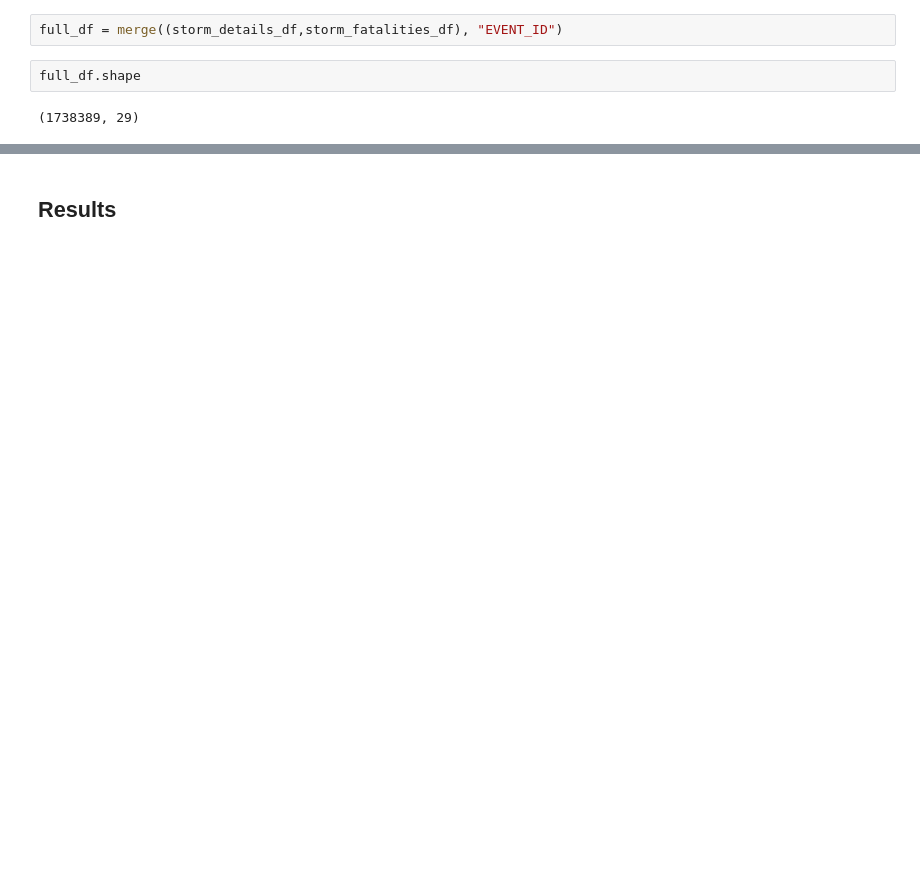
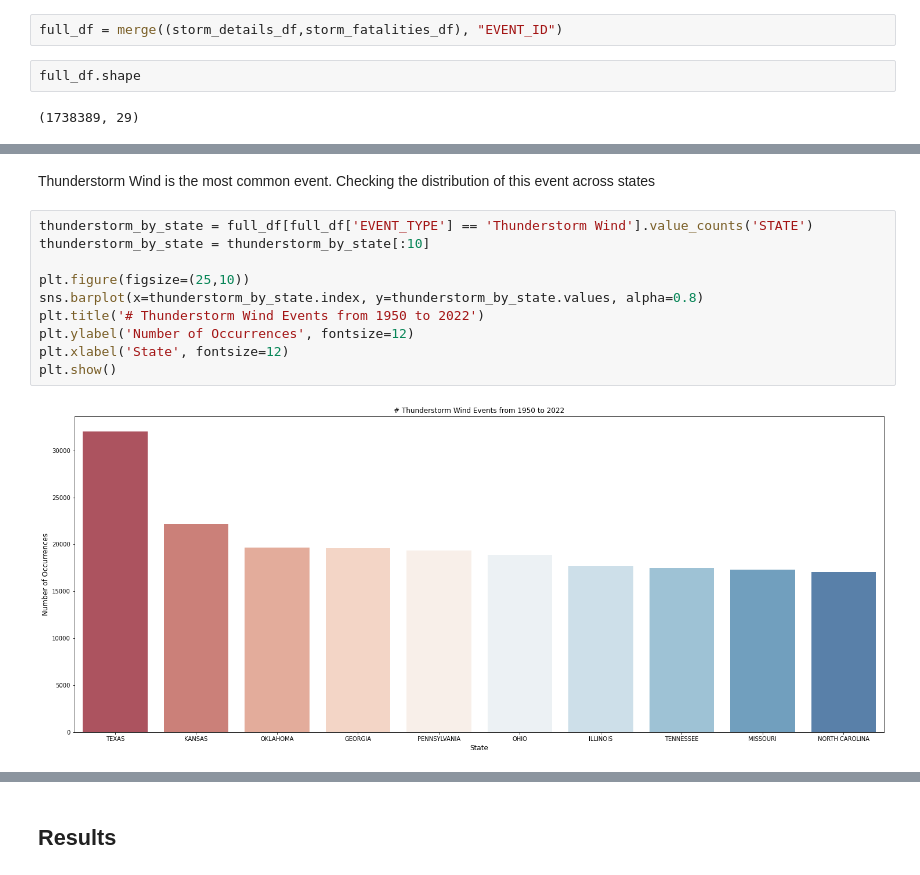
Before and after one commit to thiago-preira/UCDPA_ThiagoPereira, a Jupyter notebook: main.ipynb, the cells around one changed output, grey strips where cells are left out. Drawn from its saved outputs; the diff is of its cells as text; blank space fills up the shorter version.

```diff
--- a/main.ipynb
+++ b/main.ipynb
@@ -214,0 +239,14 @@ full_df.shape
+# %% [markdown]
+Thunderstorm Wind is the most common event. Checking the distribution of this event across states
+# %%
+thunderstorm_by_state = full_df[full_df['EVENT_TYPE'] == 'Thunderstorm Wind'].value_counts('STATE')
+thunderstorm_by_state = thunderstorm_by_state[:10]
+
+plt.figure(figsize=(25,10))
+sns.barplot(x=thunderstorm_by_state.index, y=thunderstorm_by_state.values, alpha=0.8)
+plt.title('# Thunderstorm Wind Events from 1950 to 2022')
+plt.ylabel('Number of Occurrences', fontsize=12)
+plt.xlabel('State', fontsize=12)
+plt.show()
+# %% [output]
+[figure, added]
```
Also changed, not shown: parts of 11 cells of this notebook.
